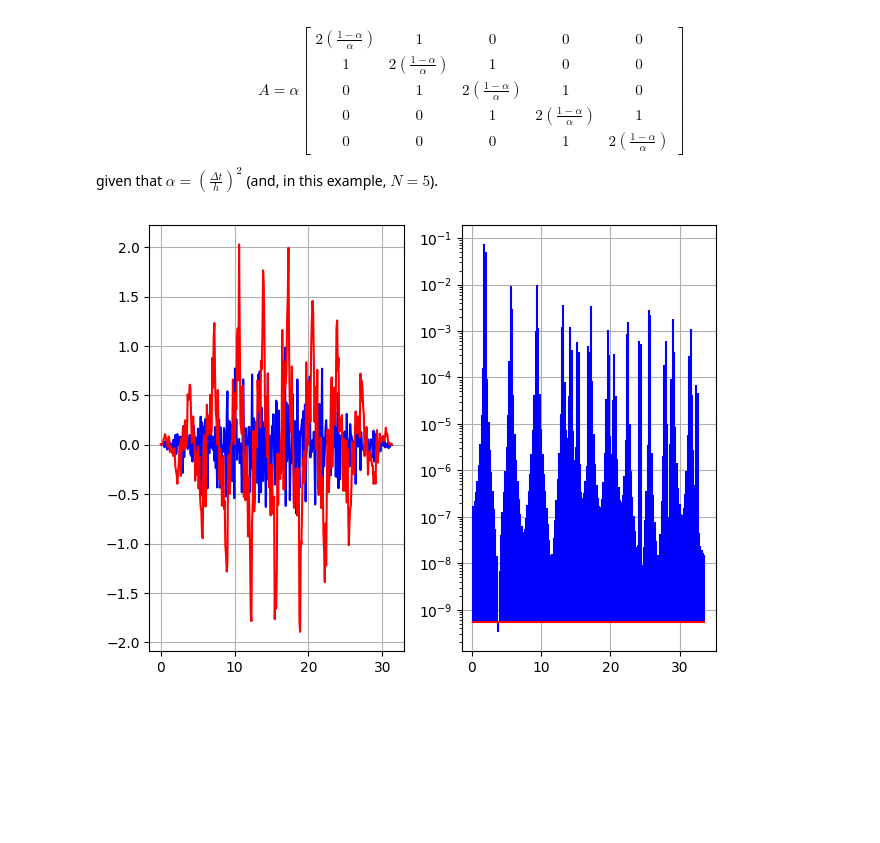
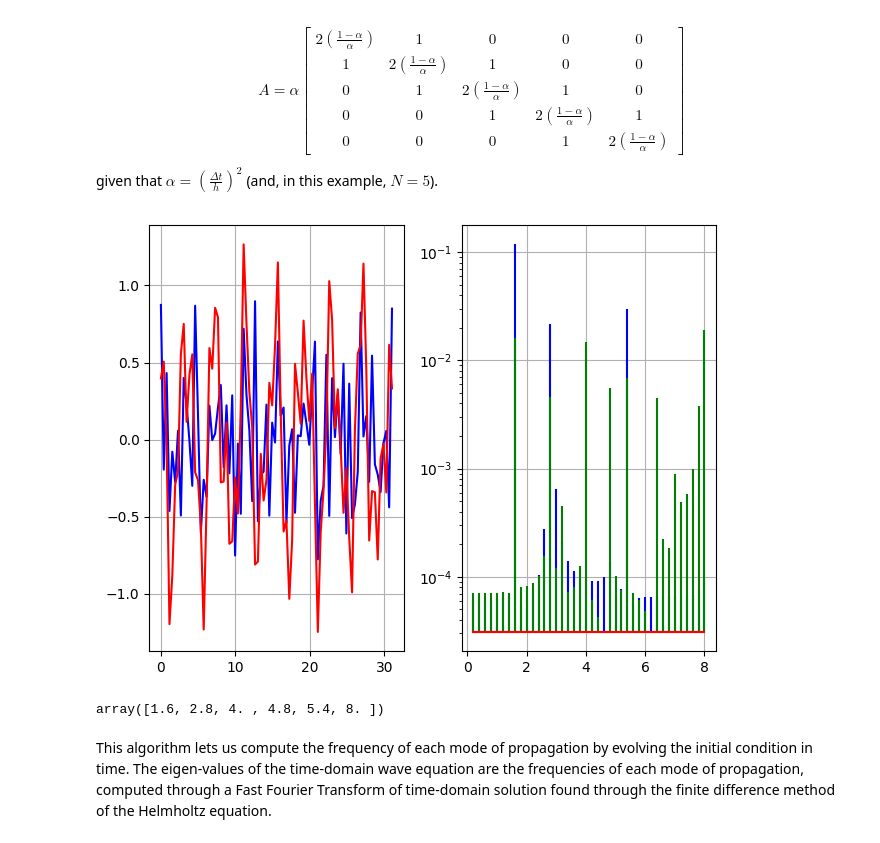
Before and after one commit to das-dias/computational-electromagnetics, a Jupyter notebook: computational_electromagnetics/ch4_eigenvals.ipynb, the cells around one changed output. Drawn from its saved outputs; the diff is of its cells as text; code cells hidden in the pictures; blank space fills up the shorter version.

Commit message:
Eigen values problems in the time-domain.

```diff
--- a/computational_electromagnetics/ch4_eigenvals.ipynb
+++ b/computational_electromagnetics/ch4_eigenvals.ipynb
@@ -310,21 +310,23 @@ def compute_1d_wave(
   tmax=1.0, # the stopping time of the simulation
   nx=100, # the number of sub-intervals of the domain (0, a)
   xobs=0, # the location in space of the observer of the time-domain signal
-  tol=1e-0,
+  tol=1e-15,
   window='blackmanharris'
 ):
   # initialize with random numbers
-  f0 = tol*np.random.rand(nx+1)
+  f0 = np.random.rand(nx+1)*tol
+  #f0 = tol*np.ones(nx+1)
   #boundary conditions
   f0[0] = f0[-1]= 0
 
   f1 = tol*np.random.rand(nx+1)
+  #f1 = tol*np.ones(nx+1)
   #boundary conditions
   f1[0] = f1[-1]= 0
 
   # for stability reasons, dt < dx -> 2.dt < 2.dx
   dx = a / nx
-  d2tmax = 1.9 * dx
+  d2tmax = 1.98 * dx
   ntime = int(np.round(tmax/d2tmax + 1)) # number of time steps
   dt = tmax/(2*ntime) # minimum time-step to guarantee stability
 
@@ -334,9 +336,7 @@ def compute_1d_wave(
   lower_diag = np.ones(nx)*alph
   diag = 2*(np.ones(nx+1) - alph)
   A = sp.sparse.diags([upper_diag, diag, lower_diag], [1, 0, -1])
-
   sig = np.zeros(ntime)
-
   x_domain = np.linspace(0.0, a, nx+1)
   i_sample = np.argmin(np.abs(xobs - x_domain))
 
@@ -345,48 +345,52 @@ def compute_1d_wave(
     # update the previous time step
     f0 = A.dot(f1) - f0 # f0' contains f^{n}, f1 contains f^{n-1} and f1 contains f^{n-2}
     sig[n-1] = f0[i_sample] # sample the solution f in space to obtain the time varying signal
-
     # update the present time step
     f1 = A.dot(f0) - f1
     sig[n] = f1[i_sample]
-
   assert window in windows, f"{window} not in {list(windows.keys())}"
-  sig = windows[window](sig, ntime)
+  sig = windows[window](sig, ntime)/tol
   # compute the fft of the time signal
   t_domain = dt * np.arange(ntime)
   # compute the frequency axis
   f_domain = fftshift(fftfreq(ntime, dt))  # [Hz]
   # compute the FFT
   sig_f = abs(fftshift(fft(sig, norm='forward')))
-
   return (t_domain, sig, f_domain, sig_f)
 # %%
-nx = 2**5
-tt, s, ff, sf = compute_1d_wave(a=np.pi, tmax=20*np.pi, nx=nx, xobs=np.pi, window='cosine') # observe signal at the begining of the domain (left boundary)
-_, s2, _, sf2 = compute_1d_wave(a=np.pi, tmax=20*np.pi, nx=nx, xobs=np.pi/2, window='cosine') # observe signal halfway at the domain
+nx = 2**3
+tt, s, ff, sf = compute_1d_wave(a=np.pi, tmax=20*np.pi, nx=nx, xobs=np.pi, window='rectangular') # observe signal at the begining of the domain (left boundary)
+_, s2, _, sf2 = compute_1d_wave(a=np.pi, tmax=20*np.pi, nx=nx, xobs=np.pi/2, window='rectangular') # observe signal halfway at the domain
 
 # plot
 fig, ax = plt.subplots(1,2)
 ax[0].plot(tt, s, 'b')
 ax[0].plot(tt, s2, 'r')
 ax[0].grid()
 
 #ax[1].plot(ff[ff>0]*2*np.pi, (sf*sf)[ff>0], 'b')
 #ax[1].plot(ff[ff>0]*2*np.pi, (sf2*sf2)[ff>0], 'r')
 
 markerline, _, _ = ax[1].stem(
   ff[ff>0]*2*np.pi,
   (sf2*sf2)[ff>0],
   bottom=np.min((sf*sf)[ff>0]),
   linefmt="b-",
   markerfmt="none",
   basefmt="r-",
 )
+markerline, _, _ = ax[1].stem(
+  ff[ff>0]*2*np.pi,
+  (sf*sf)[ff>0],
+  bottom=np.min((sf*sf)[ff>0]),
+  linefmt="g-",
+  markerfmt="none",
+  basefmt="r-",
+)
 markerline.set_markerfacecolor("none")
-
 ax[1].set_yscale('log')
 #ax[1].set_xlim([0.1, 50.0])
 ax[1].grid()
 fig.tight_layout()
 # %% [output]
-[figure, old version]
+[figure, new version]
@@ -392,0 +410,6 @@ fig.tight_layout()
+# %%
+harmonics
+# %% [output]
+array([1.6, 2.8, 4. , 4.8, 5.4, 8. ])
+# %% [markdown]
+This algorithm lets us compute the frequency of each mode of propagation by evolving the initial condition in time. The eigen-values of the time-domain wave equation are the frequencies of each mode of propagation, computed through a Fast Fourier Transform of time-domain solution found through the finite difference method of the Helmholtz equation.
```
Also changed, not shown: parts of 3 cells of this notebook.
